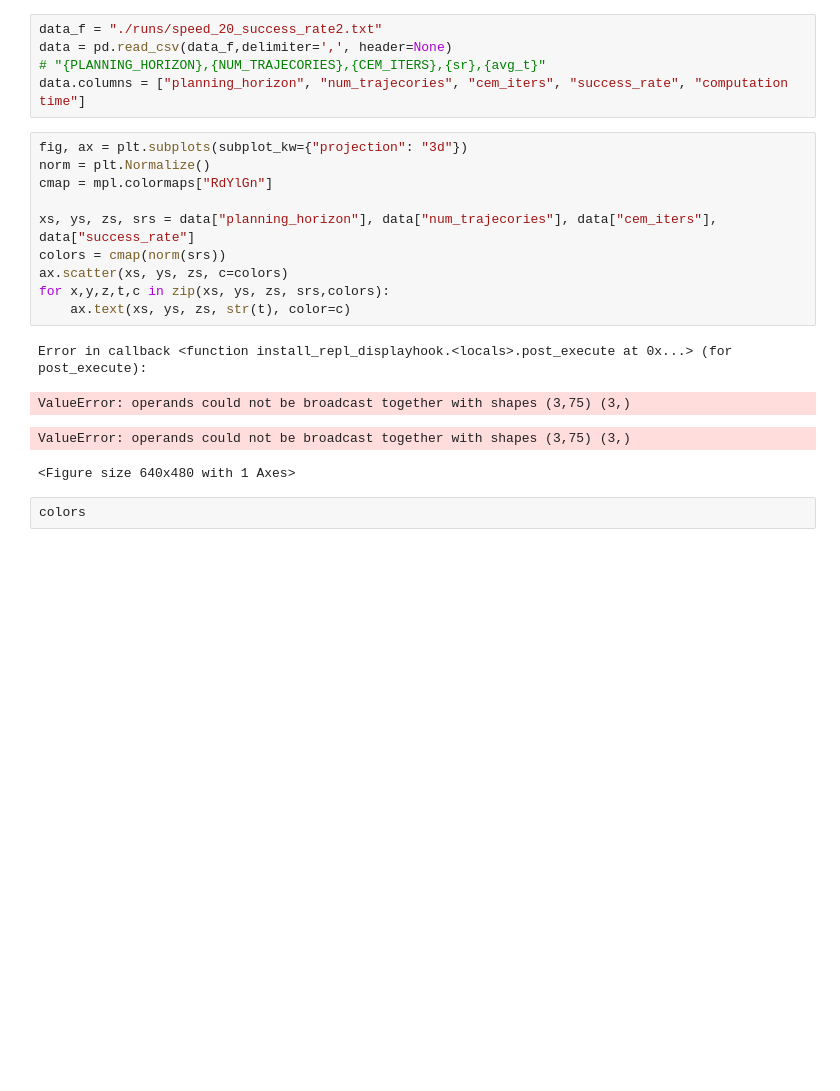
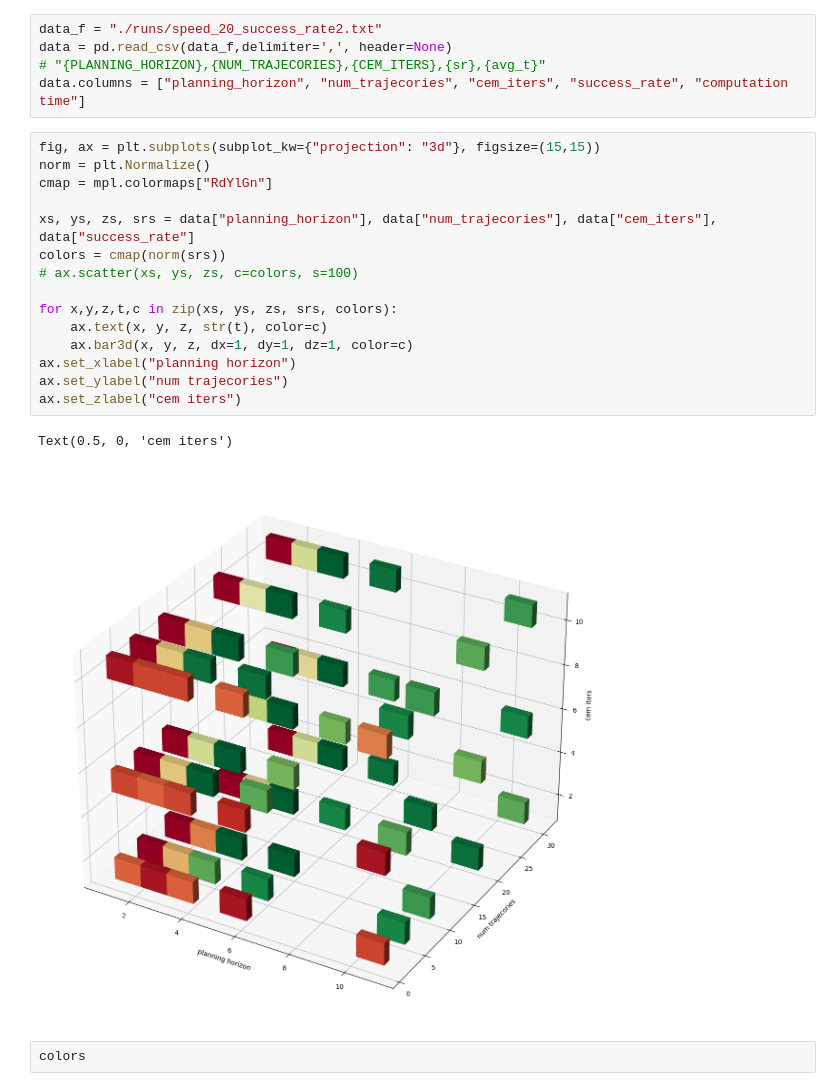
Before and after one commit to JiqianDong/Crash-avoidance, a Jupyter notebook: plot_results.ipynb, the cells around one changed output. Drawn from its saved outputs; the diff is of its cells as text; blank space fills up the shorter version.

```diff
--- a/plot_results.ipynb
+++ b/plot_results.ipynb
@@ -20,20 +22,23 @@ data = pd.read_csv(data_f,delimiter=',', header=None)
 # "{PLANNING_HORIZON},{NUM_TRAJECORIES},{CEM_ITERS},{sr},{avg_t}"
 data.columns = ["planning_horizon", "num_trajecories", "cem_iters", "success_rate", "computation time"]
 # %%
-fig, ax = plt.subplots(subplot_kw={"projection": "3d"})
+fig, ax = plt.subplots(subplot_kw={"projection": "3d"}, figsize=(15,15))
 norm = plt.Normalize()
 cmap = mpl.colormaps["RdYlGn"]
 
 xs, ys, zs, srs = data["planning_horizon"], data["num_trajecories"], data["cem_iters"], data["success_rate"]
 colors = cmap(norm(srs))
-ax.scatter(xs, ys, zs, c=colors)
-for x,y,z,t,c in zip(xs, ys, zs, srs,colors):
-    ax.text(xs, ys, zs, str(t), color=c)
+# ax.scatter(xs, ys, zs, c=colors, s=100)
+
+for x,y,z,t,c in zip(xs, ys, zs, srs, colors):
+    ax.text(x, y, z, str(t), color=c)
+    ax.bar3d(x, y, z, dx=1, dy=1, dz=1, color=c)
+ax.set_xlabel("planning horizon")
+ax.set_ylabel("num trajecories")
+ax.set_zlabel("cem iters")
 # %% [output]
-Error in callback <function install_repl_displayhook.<locals>.post_execute at 0x...> (for post_execute):
+Text(0.5, 0, 'cem iters')
-ValueError: operands could not be broadcast together with shapes (3,75) (3,)
-ValueError: operands could not be broadcast together with shapes (3,75) (3,)
-<Figure size 640x480 with 1 Axes>
+[figure, added]
 # %%
 colors
 # %% [output]
```
Also changed, not shown: parts of 1 cell of this notebook, 9 other files.
